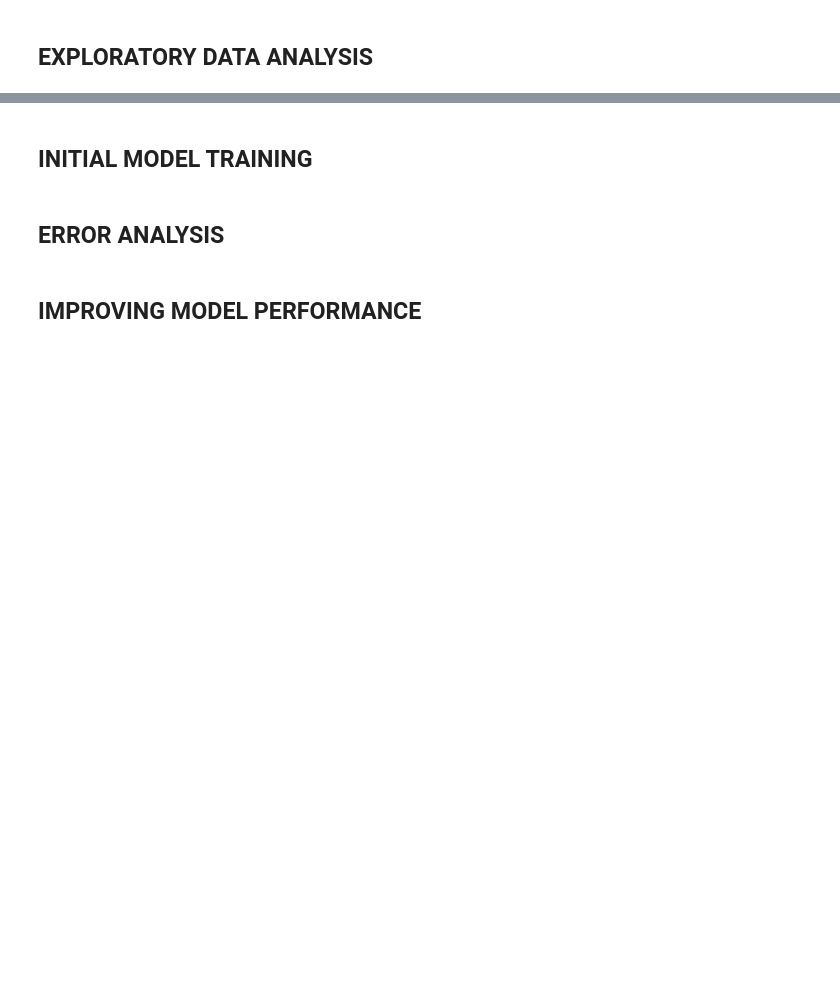
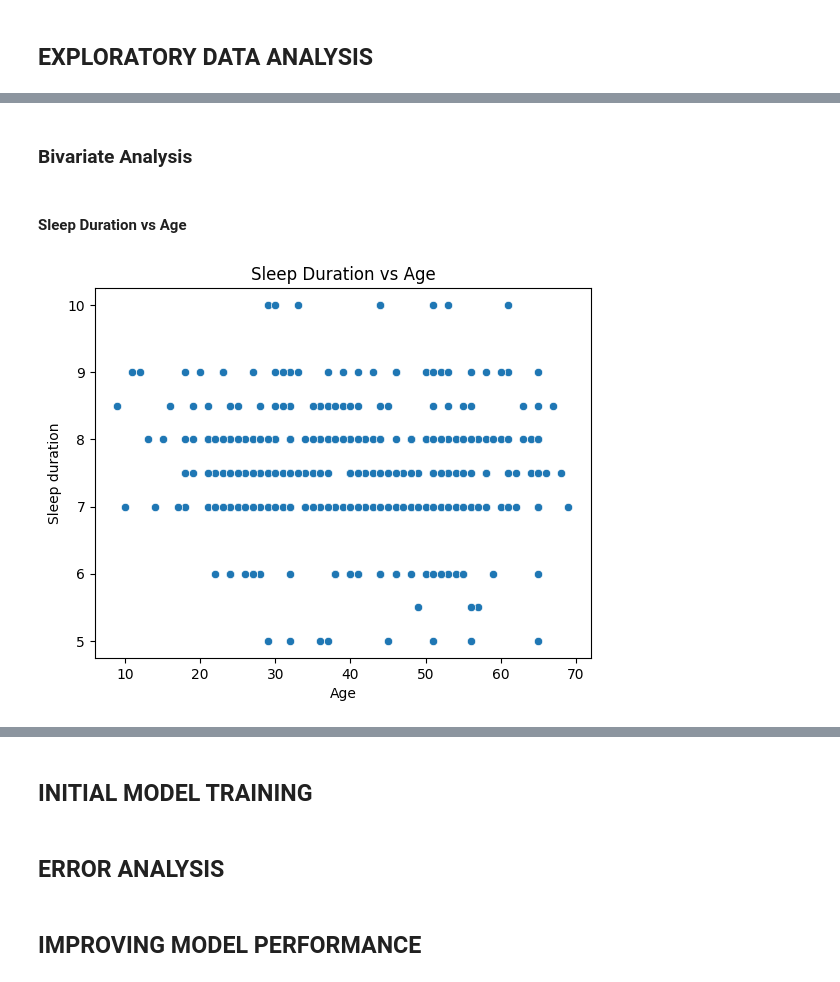
Before and after one commit to OldMarkie/Sleep-Efficiency-Data-Model, a Jupyter notebook: sleepEfficiencyModel.ipynb, the cells around one changed output, grey strips where cells are left out. Cells and saved outputs as stored; diff of their text form; code cells hidden in the pictures; blank space fills up the shorter version.

```diff
--- a/sleepEfficiencyModel.ipynb
+++ b/sleepEfficiencyModel.ipynb
@@ -220,0 +342,10 @@ slpEf_df.head(5)
+# %% [markdown]
+### Bivariate Analysis
+# %% [markdown]
+#### Sleep Duration vs Age
+# %%
+sns.scatterplot(x='Age', y='Sleep duration', data=slpEf_df)
+plt.title('Sleep Duration vs Age')
+plt.show()
+# %% [output]
+[figure, added]
```
Also changed, not shown: parts of 28 cells of this notebook.
